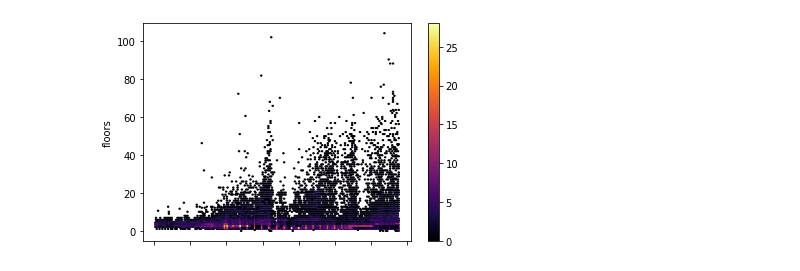
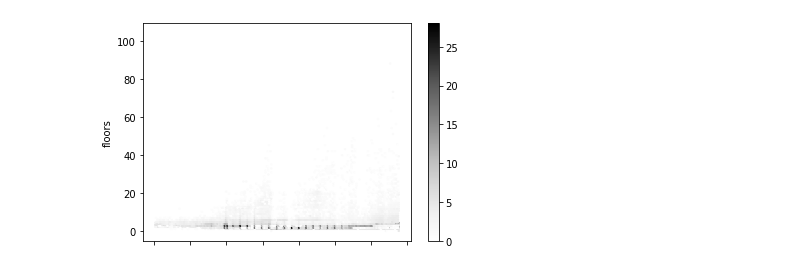
Before and after one commit to dmoste/DATA608, a Jupyter notebook: dmoste_hw2.ipynb, the cells around one changed output. Saved outputs shown, nothing was run; the diff lists cells and outputs as text; code cells hidden in the pictures.

```diff
--- a/dmoste_hw2.ipynb
+++ b/dmoste_hw2.ipynb
@@ -9,0 +3,13 @@ ny = pd.read_csv(io.BytesIO(uploaded['pluto_20v8.csv']),low_memory = False)
+# %%
+import pandas as pd
+import numpy as np
+import seaborn as sns
+import io
+from zipfile import ZipFile
+from urllib.request import urlopen
+
+# Using urllib, zipfile, and io to read in the data set (it was too large for my computer memory to handle)
+r = urlopen('https://www1.nyc.gov/assets/planning/download/zip/data-maps/open-data/nyc_pluto_20v8_csv.zip').read()
+file = ZipFile(io.BytesIO(r))
+pluto_csv = file.open('pluto_20v8.csv')
+nyc = pd.read_csv(pluto_csv, low_memory = False)
@@ -10,35 +42,36 @@ ny = pd.read_csv(io.BytesIO(uploaded['pluto_20v8.csv']),low_memory = False)
 # %%
-import numpy as np
-ny = ny[(ny['yearbuilt'] > 1850) & (ny['yearbuilt'] < 2020) & (ny['numfloors'] != 0)]
-ny.astype({'yearbuilt': 'int32'})
+nyc = nyc[(nyc['yearbuilt'] > 1850) & (nyc['yearbuilt'] < 2020) & (nyc['numfloors'] != 0)]
+nyc.astype({'yearbuilt': 'int32'})
 
 buildings = {}
+records = {'year':[],
+           'floors':[],
+           'observations':[]}
+
 for year in range(1850,2021):
+  if year%10 == 0:
+    print(year)
   buildings[year] = {}
-  df = ny[ny['yearbuilt'] == year]
+  df = nyc[nyc['yearbuilt'] == year]
   for index, building in df.iterrows():
     floors = building['numfloors']
     if floors not in buildings[year].keys():
       buildings[year][floors] = 1
     else:
       buildings[year][floors] += 1
+
+  for floors in buildings[year]:
+    records['year'].append(year)
+    records['floors'].append(floors)
+    observations = np.log(buildings[year][floors])
+    records['observations'].append(observations)
-# %%
-records = {'year':[],
-           'floors':[],
-           'observations':[]}
-for year in buildings.keys():
-  for floors in buildings[year].keys():
-    records['year'].append(year)
-    records['floors'].append(floors)
-    observations = np.log(buildings[year][floors])
-    records['observations'].append(observations)
 # %%
 df = pd.DataFrame(records)
 ax = df.plot.hexbin(x='year',
                     y='floors',
                     C='observations',
                     reduce_C_function=np.sum,
                     gridsize=170,
-                    cmap="inferno")
+                    cmap="Greys")
 # %% [output]
-[figure, old version]
+[figure, new version]
```
Also changed, not shown: parts of 5 cells of this notebook.
